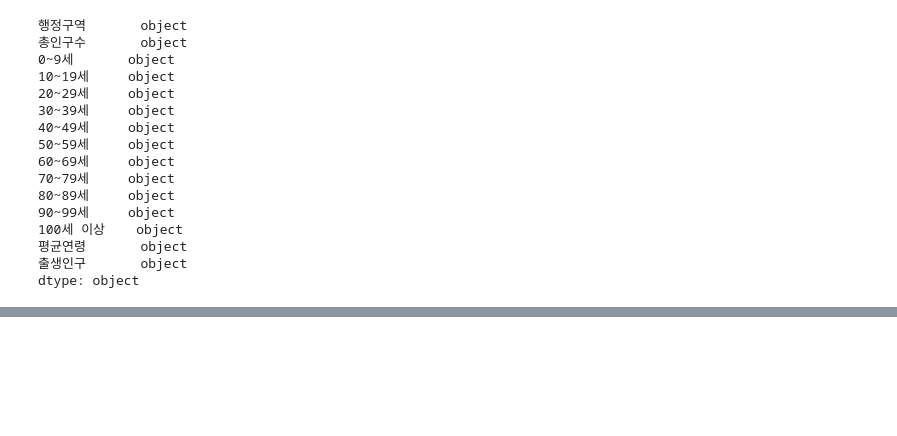
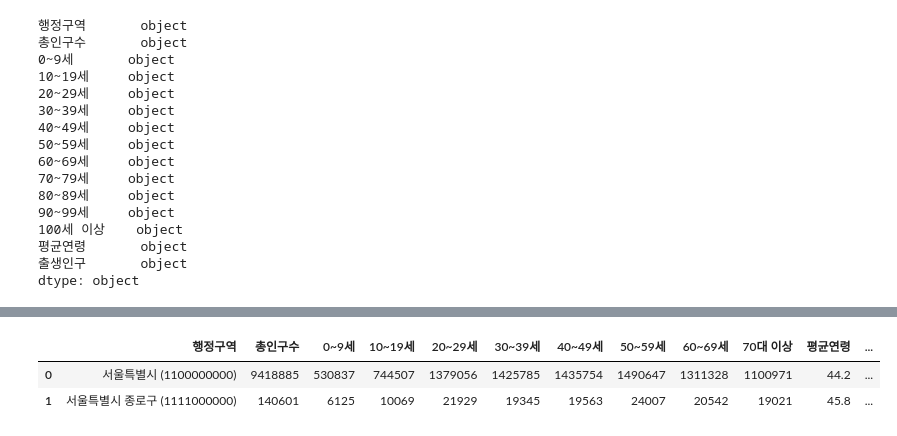
Before and after one commit to alexlee0318/Project_olive_index, a Jupyter notebook: data_ages_birth2.ipynb, the cells around one changed output, grey strips where cells are left out. Saved outputs shown, nothing was run; the diff lists cells and outputs as text; code cells hidden in the pictures; blank space fills up the shorter version.

```diff
--- a/data_ages_birth2.ipynb
+++ b/data_ages_birth2.ipynb
@@ -175,0 +179,8 @@ df[df['행정구역'].str.contains('전국')]
+# %%
+# '70대 이상' 컬럼 위치 수정- insert, pop함수
+df1.insert(9, '70대 이상', df1.pop('70대 이상'))    # columns[9]가 되는 자리로 위치이동
+df1.head(2)
+# %% [output]
+|  | 행정구역 | 총인구수 | 0~9세 | 10~19세 | 20~29세 | 30~39세 | 40~49세 | 50~59세 | 60~69세 | 70대 이상 | 평균연령 | ... |
+| 0 | 서울특별시 (1100000000) | 9418885 | 530837 | 744507 | 1379056 | 1425785 | 1435754 | 1490647 | 1311328 | 1100971 | 44.2 | ... |
+| 1 | 서울특별시 종로구 (1111000000) | 140601 | 6125 | 10069 | 21929 | 19345 | 19563 | 24007 | 20542 | 19021 | 45.8 | ... |
```
Also changed, not shown: parts of 21 cells of this notebook, 1 other file.
